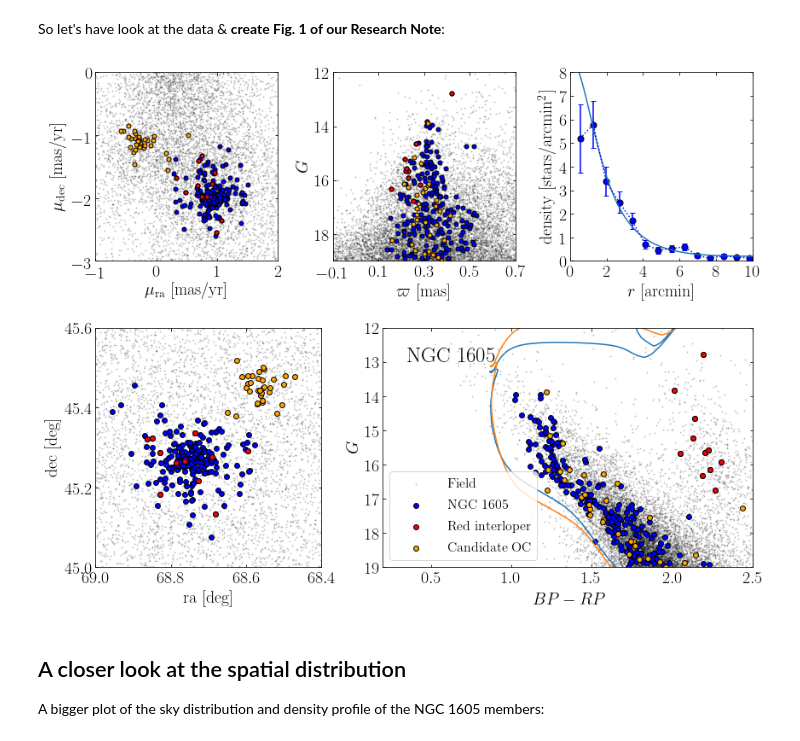
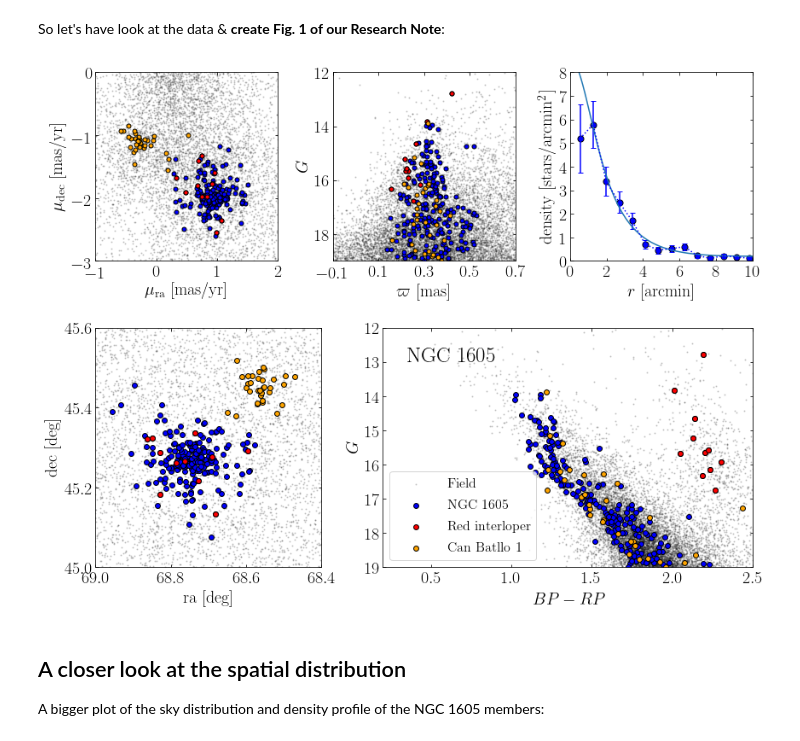
Before and after one commit to fjaellet/ngc1605, a Jupyter notebook: ngc_1605_analysis.ipynb, the cells around one changed output. Cells and saved outputs as stored; diff of their text form; code cells hidden in the pictures.

```diff
--- a/ngc_1605_analysis.ipynb
+++ b/ngc_1605_analysis.ipynb
@@ -179,7 +179,7 @@ for jj in [0,1,2,3]:
     plt.scatter(ngc1605[x_axes[jj]][redseq], ngc1605[y_axes[jj]][redseq],
                 c="r", s=sizes[jj], label="Red interloper")
     plt.scatter(data[labels==1][x_axes[jj]], data[labels==1][y_axes[jj]],
-                    c=clist[1], s=sizes[jj], label="Candidate OC")
+                    c=clist[1], s=sizes[jj], label="Can Batllo 1")
     plt.axis(lims[jj])
     #plt.scatter(ngc1605[x_axes[jj]][badruwe], ngc1605[y_axes[jj]][badruwe],
     #            c="w", s=sizes[jj], label="Bad astrometry")
@@ -190,40 +190,34 @@ for jj in [0,1,2,3]:
         ax.set_yticks(ax.get_yticks()[::2])
     else:
         ax.legend(loc=3, fontsize=16)
         plt.text(.35, 13, "NGC 1605", fontsize=25)
-        # Overplot isochrone with optimal parameters:
-        # Load reddened [M/H]=-0.4 PARSEC models
-        n1605     = Table.read("data/parsec_ngc1605.fits")
-        plt.plot(n1605["G_BPmag"]-n1605["G_RPmag"],n1605["Gmag"] + 5.*np.log10(267))
-        canbatllo = Table.read("data/parsec_canbatllo1.fits")
-        plt.plot(canbatllo["G_BPmag"]-canbatllo["G_RPmag"],canbatllo["Gmag"] + 5.*np.log10(313))
 # Plot radial density of the HDBSCAN members
 ax = f.add_subplot(gs[0:4,2])
 # Compute central cluster coordinates
 ra_cen, dec_cen = np.mean(data["ra"][labels==0]), np.mean(data["dec"][labels==0])
 # Distance from the cluster centre in arcmin
 r = 60. * np.sqrt((data["ra"][labels==0]-ra_cen)**2. + (data["dec"][labels==0]-dec_cen)**2.)
 hist, edges = histogram(r, bins=20)
 # compute density
 r_points = (edges[:-1]+edges[1:])/2.
 r_area   = np.pi * edges[1:]**2. - np.pi * edges[:-1]**2.
 r_density= hist / r_area
 r_density_err = np.sqrt(hist)/r_area
 plt.errorbar(r_points, r_density, yerr=r_density_err, ls=":", c="b")
 plt.scatter(r_points, r_density, s=50)
 # also plot a King profile (parameters chi by eye:)
 x              = np.linspace(0,10,100)
 r_c, r_t, floor, rho_cen = 2., 10., .2, 13.
 plt.plot(x, floor + rho_cen * (1./np.sqrt(1. + (x/r_c)**2.) - (1. / np.sqrt( 1. + (r_t/r_c)**2.) ))**2. )
 plt.axis([0,10,0,8])
 ax.set_xlabel(r"$r$ [arcmin]")
 ax.set_ylabel(r"density [stars/arcmin$^2$]")
 
 #plt.subplots_adjust(wspace=.3)
 plt.savefig("./im/ngc1605_hdbscan_analysis.png", dpi=200)
 plt.show()
 # %% [output]
-[figure, old version]
+[figure, new version]
 # %% [markdown]
 ## A closer look at the spatial distribution
 A bigger plot of the sky distribution and density profile of the NGC 1605 members:
```
Also changed, not shown: parts of 11 cells of this notebook, 20 other files.
